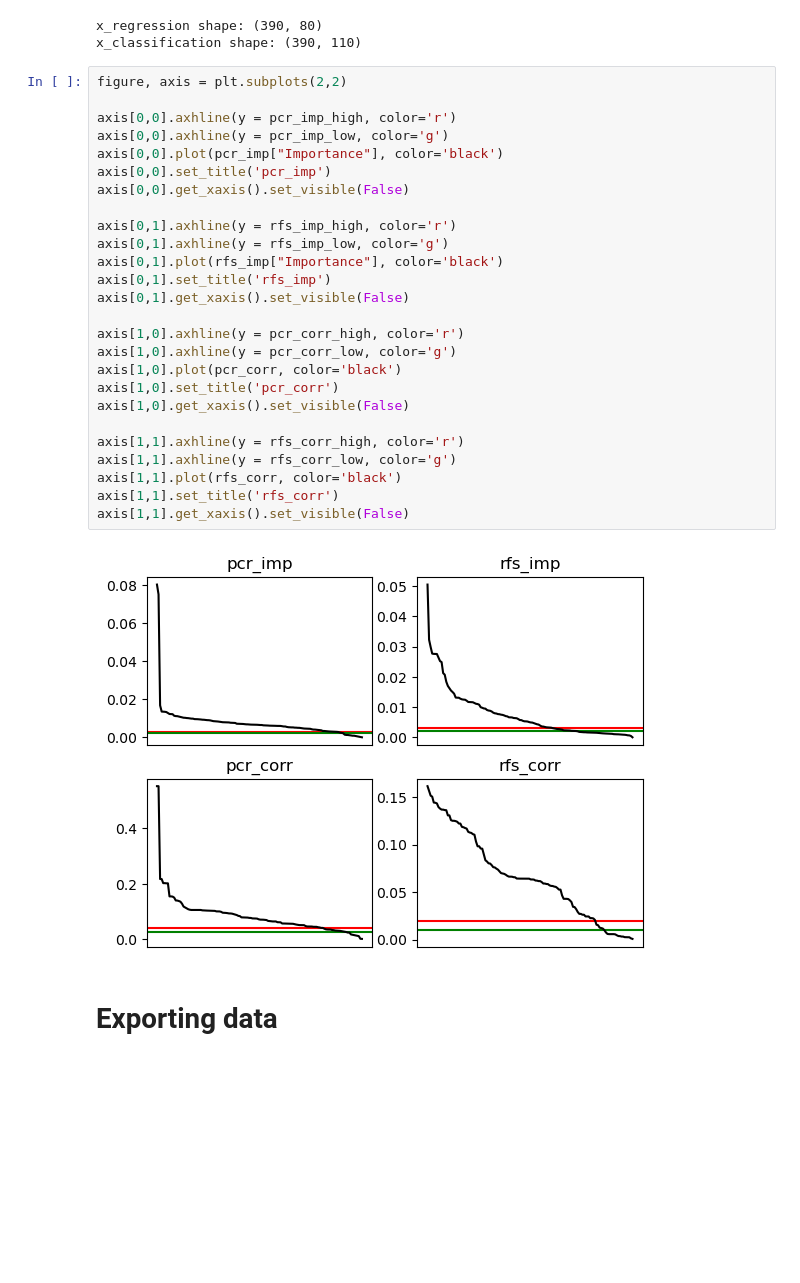
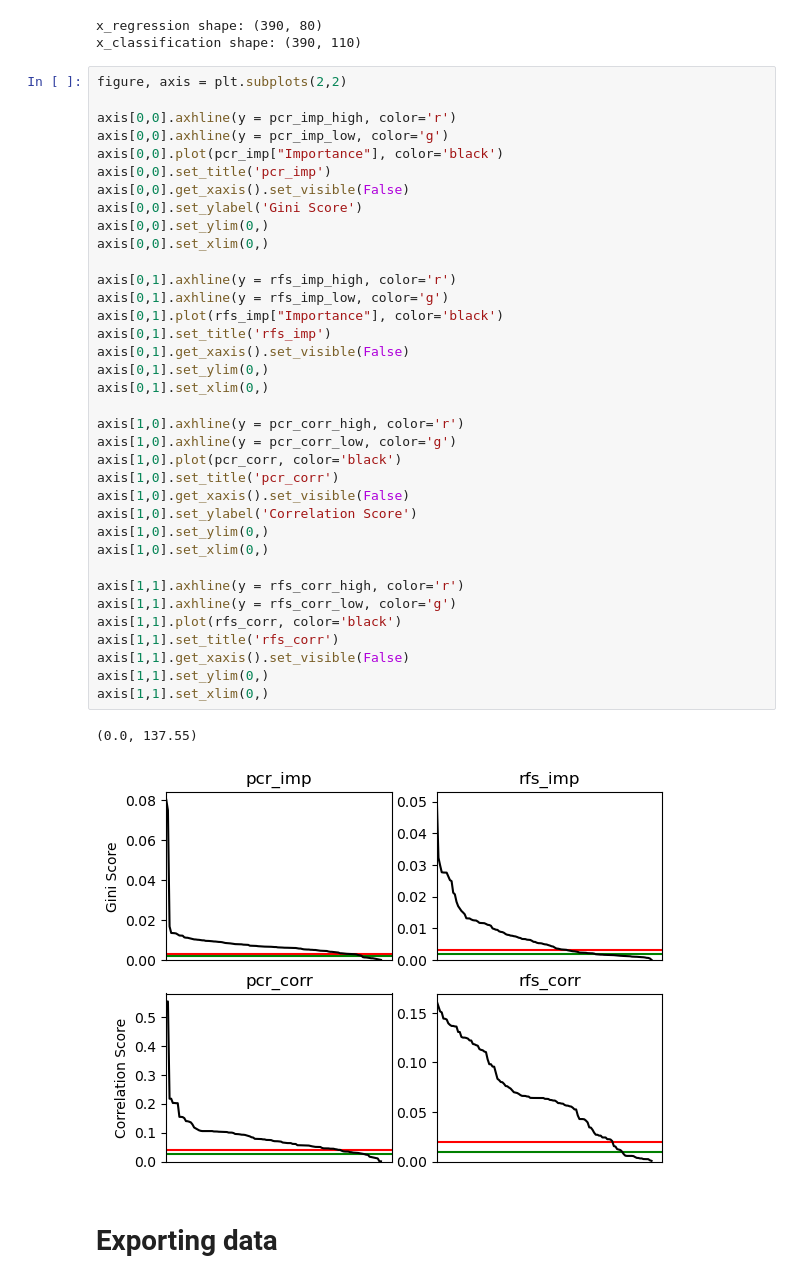
Before and after one commit to KRooL4E/ML_CW2, a Jupyter notebook: pre-processing.ipynb, the cells around one changed output. Cells and saved outputs as stored; diff of their text form; blank space fills up the shorter version.

```diff
--- a/pre-processing.ipynb
+++ b/pre-processing.ipynb
@@ -310,31 +310,42 @@ x_classification shape: (390, 110)
 # %%
 figure, axis = plt.subplots(2,2)
 
 axis[0,0].axhline(y = pcr_imp_high, color='r')
 axis[0,0].axhline(y = pcr_imp_low, color='g')
 axis[0,0].plot(pcr_imp["Importance"], color='black')
 axis[0,0].set_title('pcr_imp')
 axis[0,0].get_xaxis().set_visible(False)
+axis[0,0].set_ylabel('Gini Score')
+axis[0,0].set_ylim(0,)
+axis[0,0].set_xlim(0,)
 
 axis[0,1].axhline(y = rfs_imp_high, color='r')
 axis[0,1].axhline(y = rfs_imp_low, color='g')
 axis[0,1].plot(rfs_imp["Importance"], color='black')
 axis[0,1].set_title('rfs_imp')
 axis[0,1].get_xaxis().set_visible(False)
+axis[0,1].set_ylim(0,)
+axis[0,1].set_xlim(0,)
 
 axis[1,0].axhline(y = pcr_corr_high, color='r')
 axis[1,0].axhline(y = pcr_corr_low, color='g')
 axis[1,0].plot(pcr_corr, color='black')
 axis[1,0].set_title('pcr_corr')
 axis[1,0].get_xaxis().set_visible(False)
+axis[1,0].set_ylabel('Correlation Score')
+axis[1,0].set_ylim(0,)
+axis[1,0].set_xlim(0,)
 
 axis[1,1].axhline(y = rfs_corr_high, color='r')
 axis[1,1].axhline(y = rfs_corr_low, color='g')
 axis[1,1].plot(rfs_corr, color='black')
 axis[1,1].set_title('rfs_corr')
 axis[1,1].get_xaxis().set_visible(False)
+axis[1,1].set_ylim(0,)
+axis[1,1].set_xlim(0,)
 # %% [output]
+(0.0, 137.55)
-[figure, old version]
+[figure, new version]
 # %% [markdown]
 # Exporting data
 # %%
```
Also changed, not shown: 2 other files.
